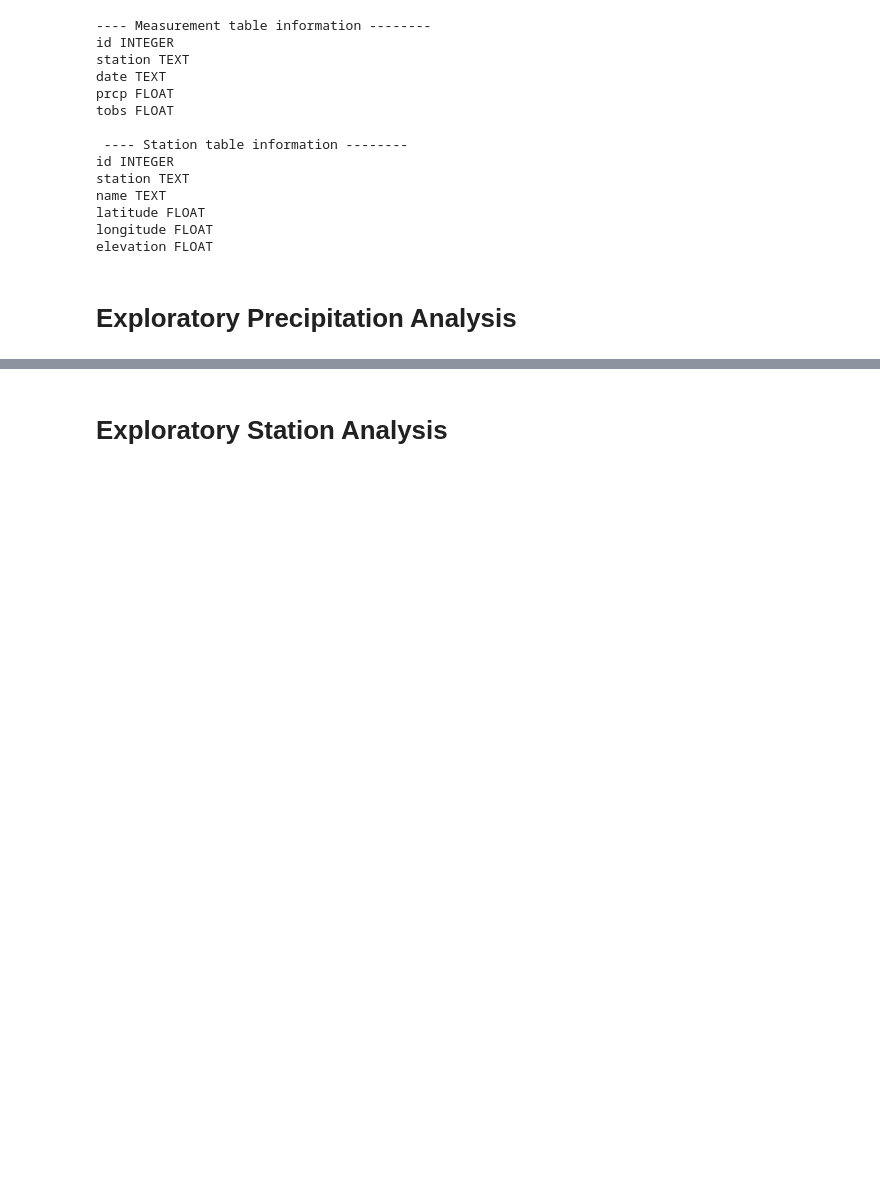
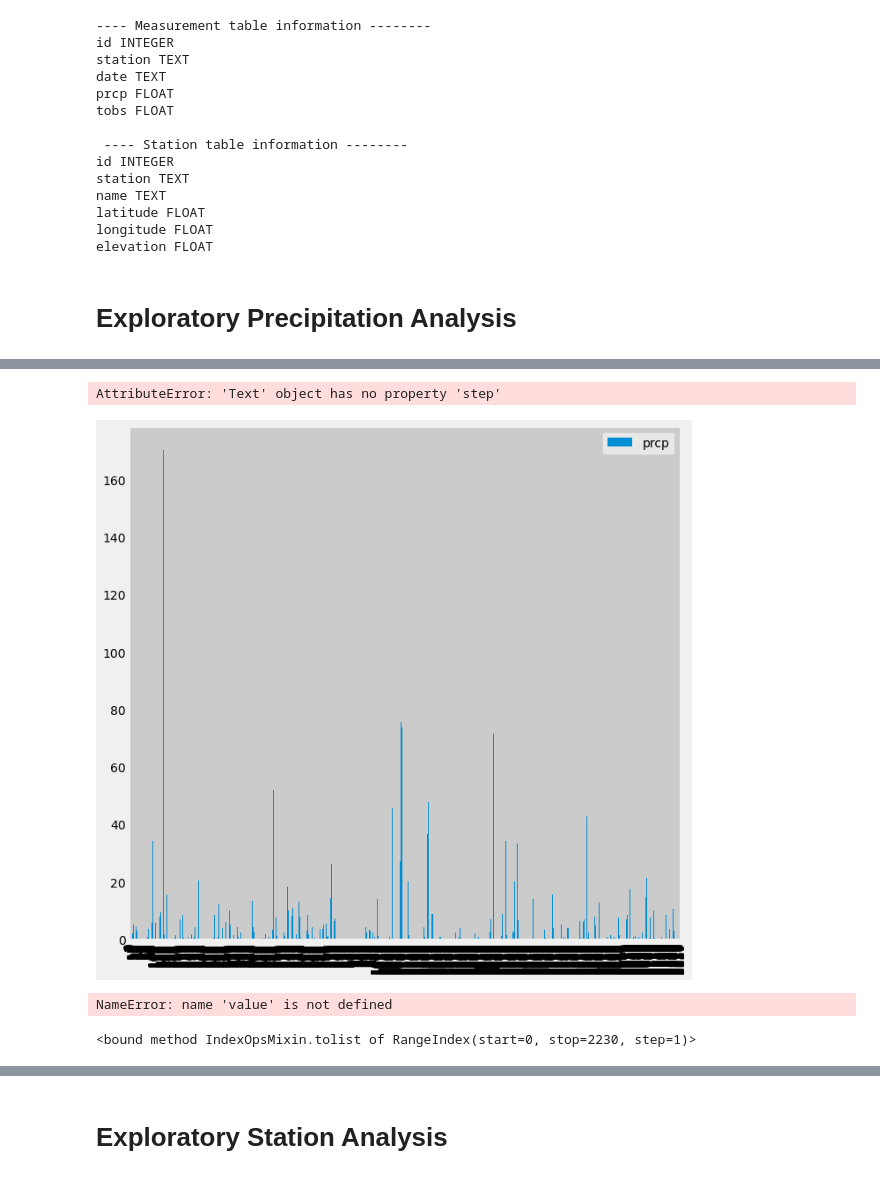
Before and after one commit to lcardsvr/sqlalchemy-challenge, a Jupyter notebook: SurfsUp/climate_starter.ipynb, the cells around one changed output, grey strips where cells are left out. Drawn from its saved outputs; the diff is of its cells as text; code cells hidden in the pictures; blank space fills up the shorter version.

```diff
--- a/SurfsUp/climate_starter.ipynb
+++ b/SurfsUp/climate_starter.ipynb
@@ -102,0 +312,15 @@ session = Session(engine)
+# %%
+df3.plot(kind='bar',figsize=(10,10),)
+# %% [output]
+AttributeError: 'Text' object has no property 'step'
+[figure, added]
+# %%
+x = [value for values in df.index.values ]
+
+x_axis = np.arange(len(x))
+# %% [output]
+NameError: name 'value' is not defined
+# %%
+x
+# %% [output]
+<bound method IndexOpsMixin.tolist of RangeIndex(start=0, stop=2230, step=1)>
```
Also changed, not shown: parts of 31 cells of this notebook.
